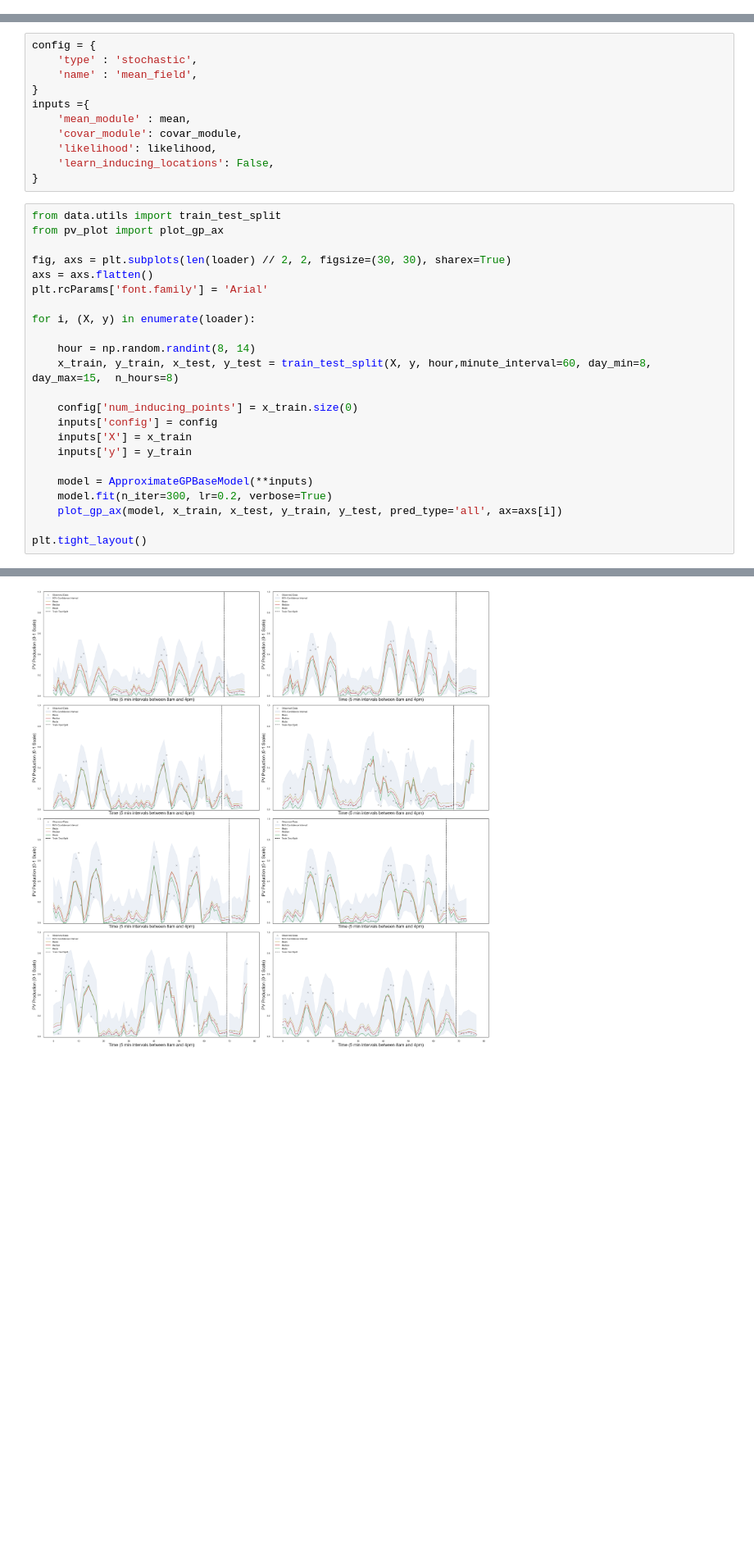
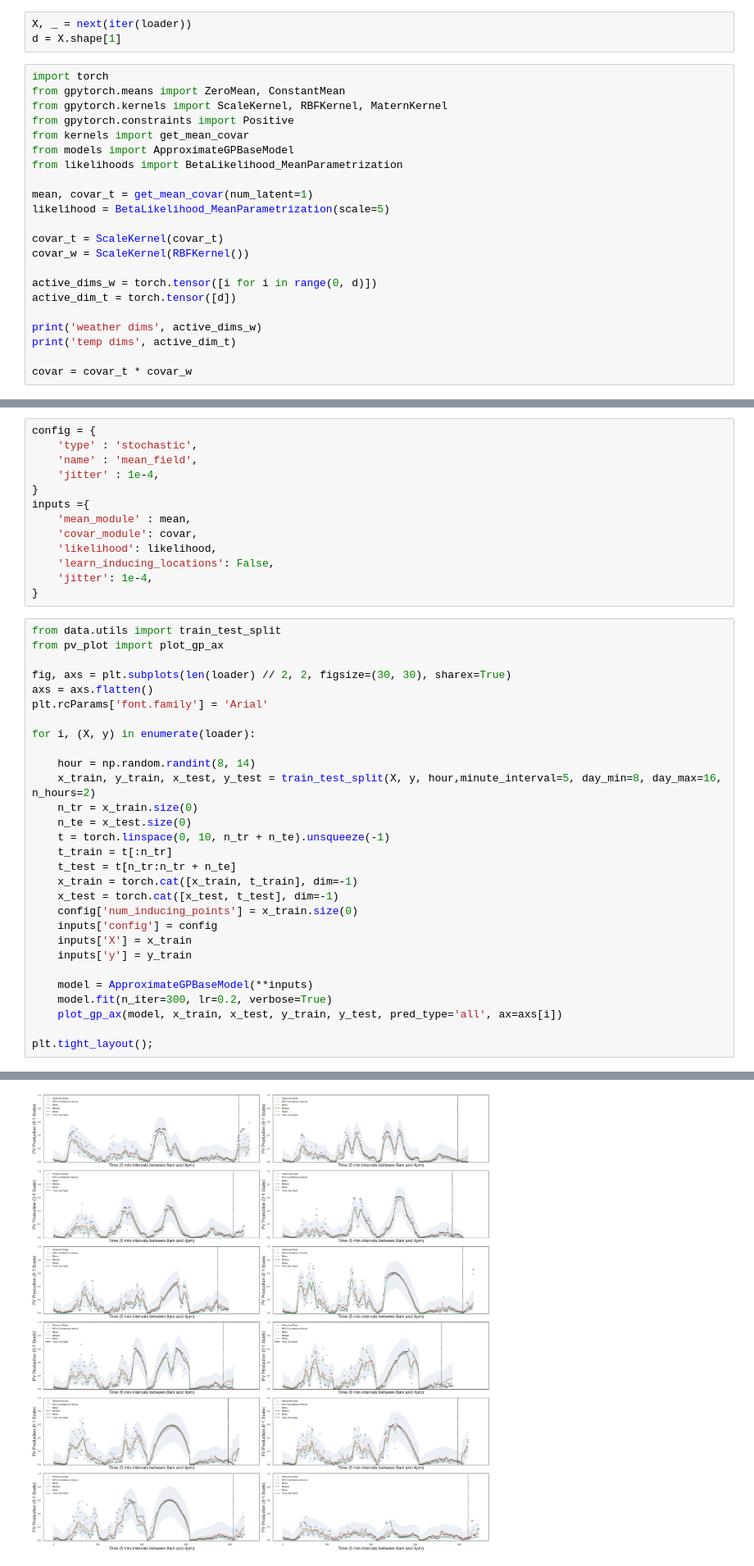
Before and after one commit to eirikbaekkelund/Dissertation, a Jupyter notebook: examples/using data/weather_data.ipynb, the cells around one changed output, grey strips where cells are left out. Shown at 82% size. Cells and saved outputs as stored; diff of their text form; blank space fills up the shorter version.

```diff
--- a/examples/using data/weather_data.ipynb
+++ b/examples/using data/weather_data.ipynb
@@ -250,0 +220,25 @@ likelihood = BetaLikelihood_MeanParametrization()
+# %%
+X, _ = next(iter(loader))
+d = X.shape[1]
+# %%
+import torch
+from gpytorch.means import ZeroMean, ConstantMean
+from gpytorch.kernels import ScaleKernel, RBFKernel, MaternKernel
+from gpytorch.constraints import Positive
+from kernels import get_mean_covar
+from models import ApproximateGPBaseModel
+from likelihoods import BetaLikelihood_MeanParametrization
+
+mean, covar_t = get_mean_covar(num_latent=1)
+likelihood = BetaLikelihood_MeanParametrization(scale=5)
+
+covar_t = ScaleKernel(covar_t)
+covar_w = ScaleKernel(RBFKernel())
+
+active_dims_w = torch.tensor([i for i in range(0, d)])
+active_dim_t = torch.tensor([d])
+
+print('weather dims', active_dims_w)
+print('temp dims', active_dim_t)
+
+covar = covar_t * covar_w
@@ -252,12 +249,14 @@ likelihood = BetaLikelihood_MeanParametrization()
 config = {
     'type' : 'stochastic',
     'name' : 'mean_field',
+    'jitter' : 1e-4,
 }
 inputs ={
     'mean_module' : mean,
-    'covar_module': covar_module,
+    'covar_module': covar,
     'likelihood': likelihood,
     'learn_inducing_locations': False,
+    'jitter': 1e-4,
 }
 # %%
 from data.utils import train_test_split
@@ -270,8 +269,14 @@ plt.rcParams['font.family'] = 'Arial'
 for i, (X, y) in enumerate(loader):
 
     hour = np.random.randint(8, 14)
-    x_train, y_train, x_test, y_test = train_test_split(X, y, hour,minute_interval=60, day_min=8, day_max=15,  n_hours=8)
-
+    x_train, y_train, x_test, y_test = train_test_split(X, y, hour,minute_interval=5, day_min=8, day_max=16,  n_hours=2)
+    n_tr = x_train.size(0)
+    n_te = x_test.size(0)
+    t = torch.linspace(0, 10, n_tr + n_te).unsqueeze(-1)
+    t_train = t[:n_tr]
+    t_test = t[n_tr:n_tr + n_te]
+    x_train = torch.cat([x_train, t_train], dim=-1)
+    x_test = torch.cat([x_test, t_test], dim=-1)
     config['num_inducing_points'] = x_train.size(0)
     inputs['config'] = config
     inputs['X'] = x_train
@@ -281,5 +286,5 @@ for i, (X, y) in enumerate(loader):
     model.fit(n_iter=300, lr=0.2, verbose=True)
     plot_gp_ax(model, x_train, x_test, y_train, y_test, pred_type='all', ax=axs[i])
 
-plt.tight_layout()
+plt.tight_layout();
 # %% [output]
@@ -303 +308 @@ Iter 300/300 - Loss: -1.201
-[figure, old version]
+[figure, new version]
```
Also changed, not shown: parts of 16 cells of this notebook, 22 other files.
